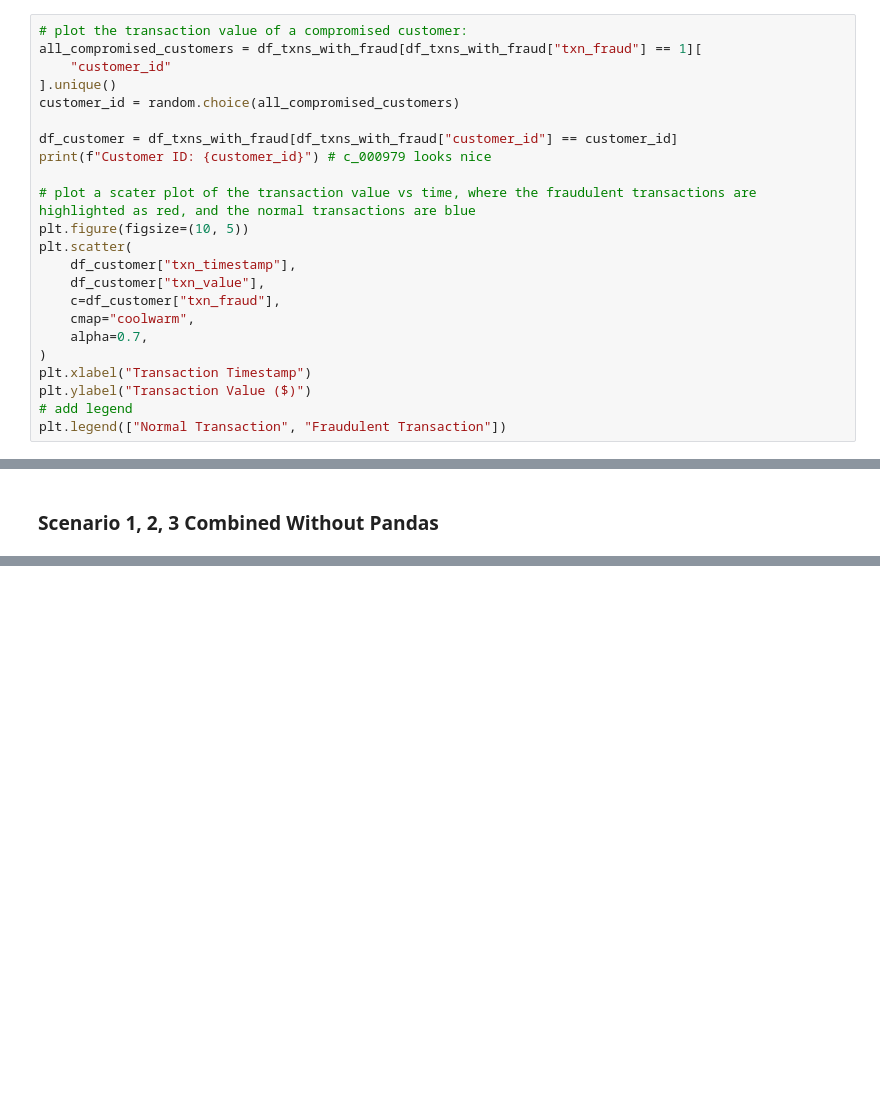
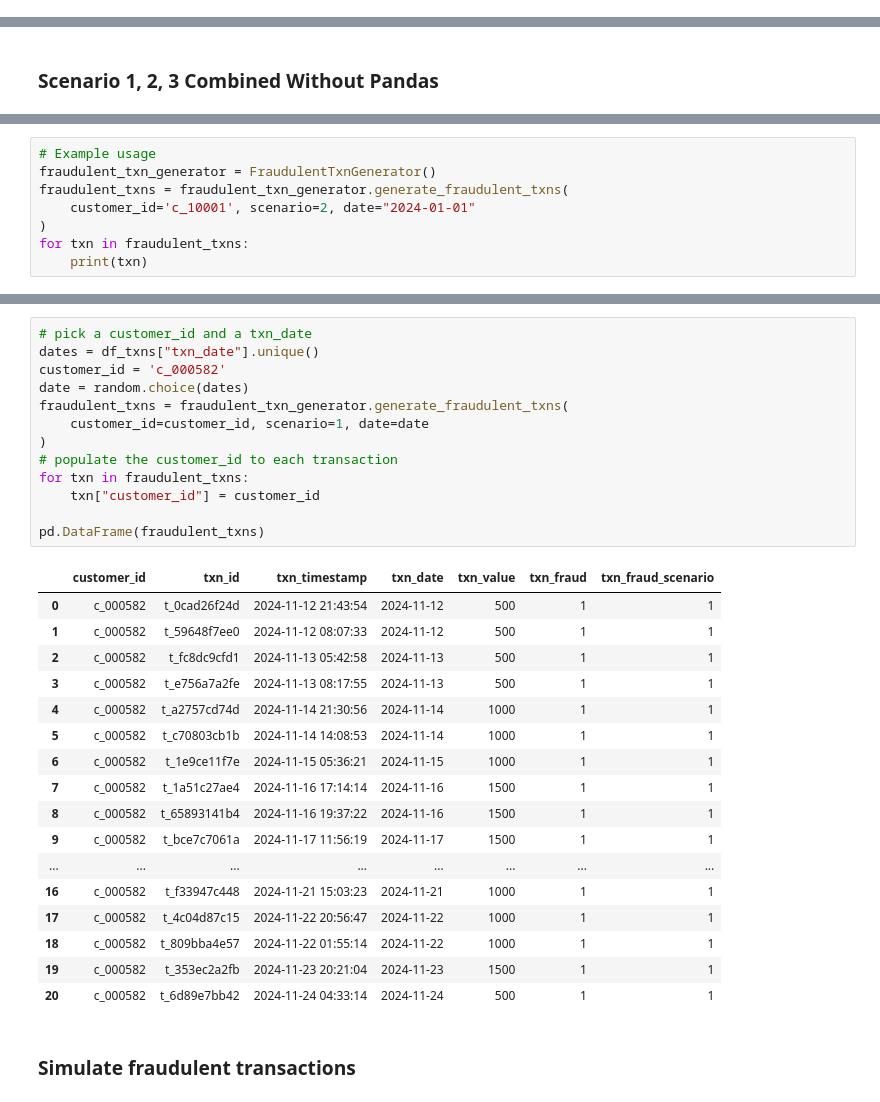
Before and after one commit to joshuavaple/credit-card-fraud-detection, a Jupyter notebook: notebooks/business_knowledge.ipynb, the cells around one changed output, grey strips where cells are left out. Saved outputs shown, nothing was run; the diff lists cells and outputs as text; blank space fills up the shorter version.

```diff
--- a/notebooks/business_knowledge.ipynb
+++ b/notebooks/business_knowledge.ipynb
@@ -799,23 +653,0 @@ Percentage of fraudulent transactions: 1.41%
-# %%
-# plot the transaction value of a compromised customer:
-all_compromised_customers = df_txns_with_fraud[df_txns_with_fraud["txn_fraud"] == 1][
-    "customer_id"
-].unique()
-customer_id = random.choice(all_compromised_customers)
-
-df_customer = df_txns_with_fraud[df_txns_with_fraud["customer_id"] == customer_id]
-print(f"Customer ID: {customer_id}") # c_000979 looks nice
-
-# plot a scater plot of the transaction value vs time, where the fraudulent transactions are highlighted as red, and the normal transactions are blue
-plt.figure(figsize=(10, 5))
-plt.scatter(
-    df_customer["txn_timestamp"],
-    df_customer["txn_value"],
-    c=df_customer["txn_fraud"],
-    cmap="coolwarm",
-    alpha=0.7,
-)
-plt.xlabel("Transaction Timestamp")
-plt.ylabel("Transaction Value ($)")
-# add legend
-plt.legend(["Normal Transaction", "Fraudulent Transaction"])
@@ -968,0 +780,8 @@ for txn in fraudulent_txns:
+# %%
+# Example usage
+fraudulent_txn_generator = FraudulentTxnGenerator()
+fraudulent_txns = fraudulent_txn_generator.generate_fraudulent_txns(
+    customer_id='c_10001', scenario=2, date="2024-01-01"
+)
+for txn in fraudulent_txns:
+    print(txn)
@@ -968,0 +804,33 @@ for txn in fraudulent_txns:
+# %%
+# pick a customer_id and a txn_date
+dates = df_txns["txn_date"].unique()
+customer_id = 'c_000582'
+date = random.choice(dates)
+fraudulent_txns = fraudulent_txn_generator.generate_fraudulent_txns(
+    customer_id=customer_id, scenario=1, date=date
+)
+# populate the customer_id to each transaction
+for txn in fraudulent_txns:
+    txn["customer_id"] = customer_id
+
+pd.DataFrame(fraudulent_txns)
+# %% [output]
+|  | customer_id | txn_id | txn_timestamp | txn_date | txn_value | txn_fraud | txn_fraud_scenario |
+| 0 | c_000582 | t_0cad26f24d | 2024-11-12 21:43:54 | 2024-11-12 | 500 | 1 | 1 |
+| 1 | c_000582 | t_59648f7ee0 | 2024-11-12 08:07:33 | 2024-11-12 | 500 | 1 | 1 |
+| 2 | c_000582 | t_fc8dc9cfd1 | 2024-11-13 05:42:58 | 2024-11-13 | 500 | 1 | 1 |
+| 3 | c_000582 | t_e756a7a2fe | 2024-11-13 08:17:55 | 2024-11-13 | 500 | 1 | 1 |
+| 4 | c_000582 | t_a2757cd74d | 2024-11-14 21:30:56 | 2024-11-14 | 1000 | 1 | 1 |
+| 5 | c_000582 | t_c70803cb1b | 2024-11-14 14:08:53 | 2024-11-14 | 1000 | 1 | 1 |
+| 6 | c_000582 | t_1e9ce11f7e | 2024-11-15 05:36:21 | 2024-11-15 | 1000 | 1 | 1 |
+| 7 | c_000582 | t_1a51c27ae4 | 2024-11-16 17:14:14 | 2024-11-16 | 1500 | 1 | 1 |
+| 8 | c_000582 | t_65893141b4 | 2024-11-16 19:37:22 | 2024-11-16 | 1500 | 1 | 1 |
+| 9 | c_000582 | t_bce7c7061a | 2024-11-17 11:56:19 | 2024-11-17 | 1500 | 1 | 1 |
+| ... | ... | ... | ... | ... | ... | ... | ... |
+| 16 | c_000582 | t_f33947c448 | 2024-11-21 15:03:23 | 2024-11-21 | 1000 | 1 | 1 |
+| 17 | c_000582 | t_4c04d87c15 | 2024-11-22 20:56:47 | 2024-11-22 | 1000 | 1 | 1 |
+| 18 | c_000582 | t_809bba4e57 | 2024-11-22 01:55:14 | 2024-11-22 | 1000 | 1 | 1 |
+| 19 | c_000582 | t_353ec2a2fb | 2024-11-23 20:21:04 | 2024-11-23 | 1500 | 1 | 1 |
+| 20 | c_000582 | t_6d89e7bb42 | 2024-11-24 04:33:14 | 2024-11-24 | 500 | 1 | 1 |
+# %% [markdown]
+### Simulate fraudulent transactions
```
Also changed, not shown: parts of 25 cells of this notebook.
